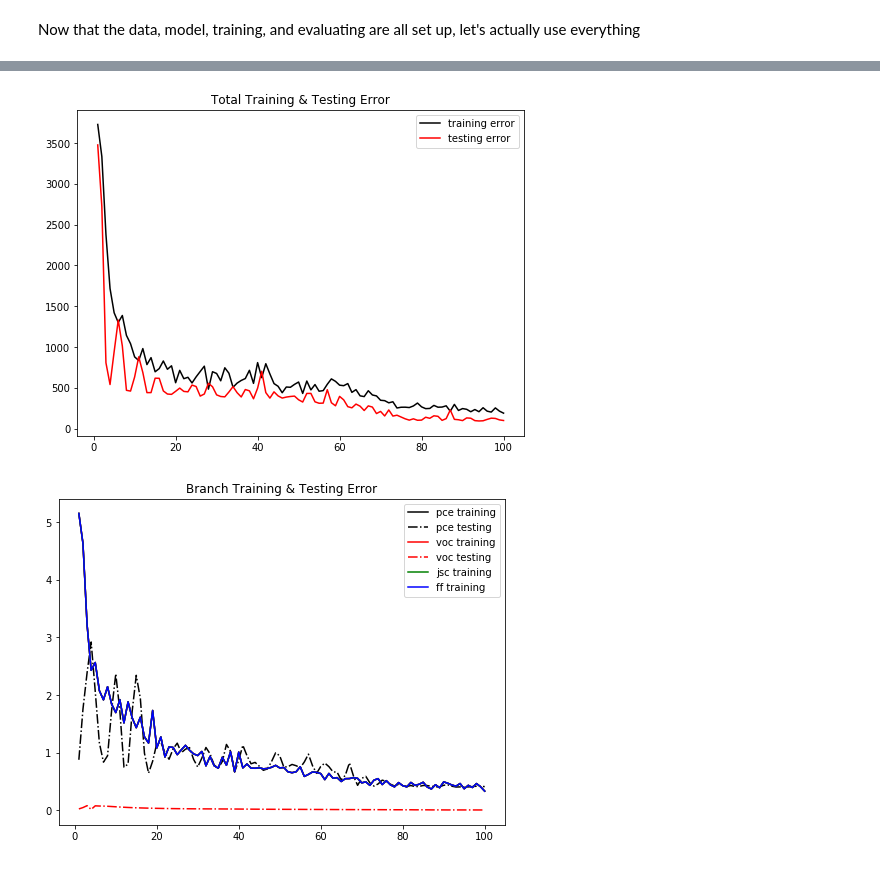
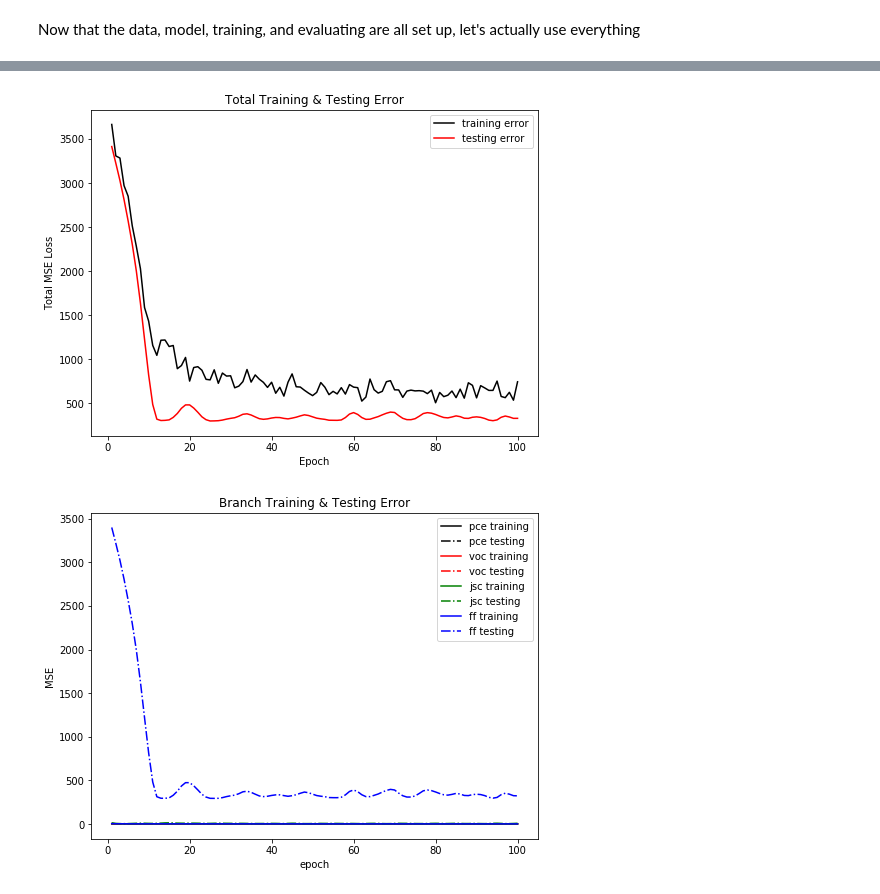
Before and after one commit to wesleyktatum/MatMAP, a Jupyter notebook: ipynb/OPV_NN1.ipynb, the cells around one changed output, grey strips where cells are left out. Saved outputs shown, nothing was run; the diff lists cells and outputs as text; code cells hidden in the pictures.

```diff
--- a/ipynb/OPV_NN1.ipynb
+++ b/ipynb/OPV_NN1.ipynb
@@ -40,7 +45,7 @@ device_df.head()
 # Hyper parameters
 num_epochs = 100
 batch_size = int(len(device_df['PCE'])*0.8*0.9) # 90% of x_train samples
-learning_rate = 0.008
+learning_rate = 0.0008
 
 # Device configuration (GPU if available, otherwise CPU)
 device = torch.device('cuda:0' if torch.cuda.is_available() else 'cpu')
@@ -262,10 +171,10 @@ def train_model(model, training_data_set, criterion, optimizer):
     #switch model to training mode
     model.train()
 
-    pce_criterion = criterion
-    voc_criterion = criterion
-    jsc_criterion = criterion
-    ff_criterion = criterion
+    pce_criterion = PhysLoss.PCE_Loss()
+    voc_criterion = PhysLoss.Voc_Loss()
+    jsc_criterion = PhysLoss.Jsc_Loss()
+    ff_criterion = PhysLoss.FF_Loss()
 
     #wrapper to create progress bar & results for each epoch's training
     progress = tqdm_notebook(training_data_set, desc = 'Progress:', leave = True)
@@ -452,28 +343,32 @@ plt.plot(epochs, train_epoch_losses, c = 'k', label = 'training error')
 plt.plot(epochs, test_epoch_losses, c = 'r', label = 'testing error')
 plt.legend(loc = 'upper right')
 plt.title("Total Training & Testing Error")
+ax.set_xlabel('Epoch')
+ax.set_ylabel('Total MSE Loss')
 plt.show()
 # %% [output]
-[figure, old version]
+[figure, new version]
 # %%
 fig, ax = plt.subplots(figsize = (8,6))
 
 epochs = np.arange(1, (num_epochs+1), 1)
 
 plt.plot(epochs, pce_train_epoch_losses, c = 'k', label = 'pce training')
 plt.plot(epochs, pce_test_epoch_losses, '-.', c = 'k', label = 'pce testing')
 
 plt.plot(epochs, voc_train_epoch_losses, c = 'r', label = 'voc training')
 plt.plot(epochs, voc_test_epoch_losses, '-.', c = 'r', label = 'voc testing')
 
 plt.plot(epochs, jsc_train_epoch_losses, c = 'g', label = 'jsc training')
 plt.plot(epochs, jsc_test_epoch_losses, '-.', c = 'g', label = 'jsc testing') #This error is second worst
 
 plt.plot(epochs, ff_train_epoch_losses, c = 'b', label = 'ff training')
 plt.plot(epochs, ff_test_epoch_losses, '-.', c = 'b', label = 'ff testing') #This error is by far the worst
 
 plt.legend(loc = 'upper right')
 plt.title("Branch Training & Testing Error")
+ax.set_xlabel('epoch')
+ax.set_ylabel('MSE')
 plt.show()
 # %% [output]
-[figure, old version]
+[figure, new version]
```
Also changed, not shown: parts of 3 cells of this notebook, 2 other files.
